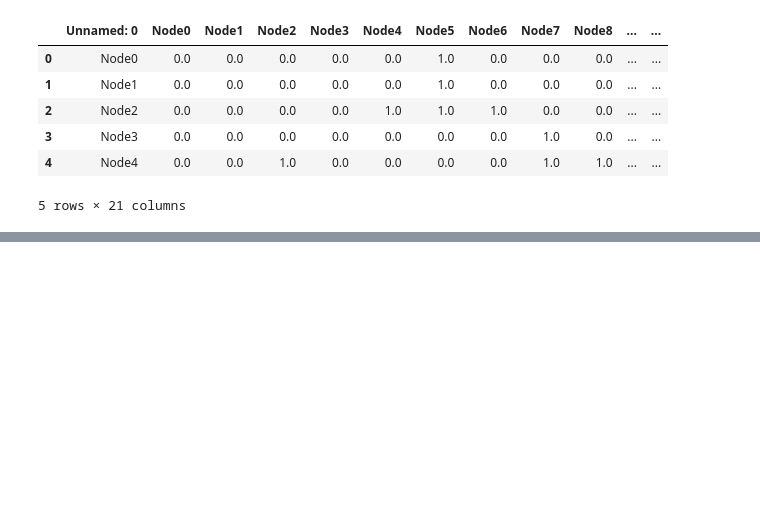
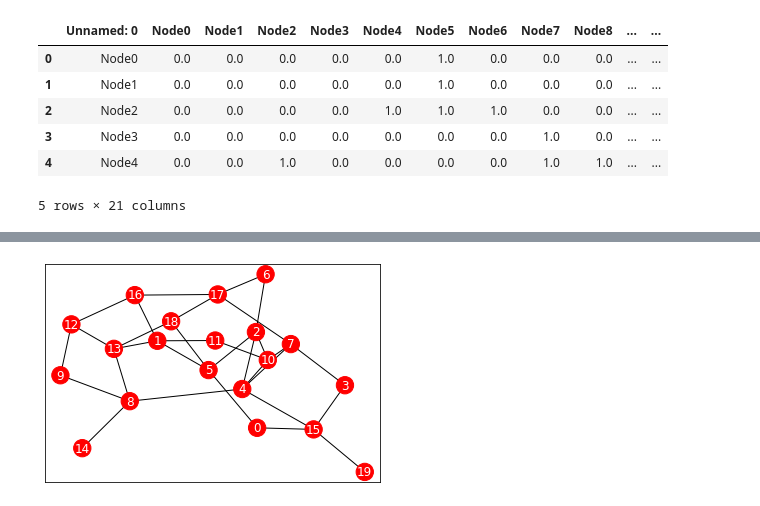
Before and after one commit to letitride/PandasDataAnalyze, a Jupyter notebook: chapter08/ch08.ipynb, the cells around one changed output, grey strips where cells are left out. Cells and saved outputs as stored; diff of their text form; code cells hidden in the pictures; blank space fills up the shorter version.

```diff
--- a/chapter08/ch08.ipynb
+++ b/chapter08/ch08.ipynb
@@ -35,0 +94,6 @@ plt.show()
+# %%
+t = 99
+nx.draw_networkx(G, font_color="w", node_color=active_node_coloring(list_timeSeries[t]))
+plt.show()
+# %% [output]
+[figure, added]
```
Also changed, not shown: parts of 5 cells of this notebook.
